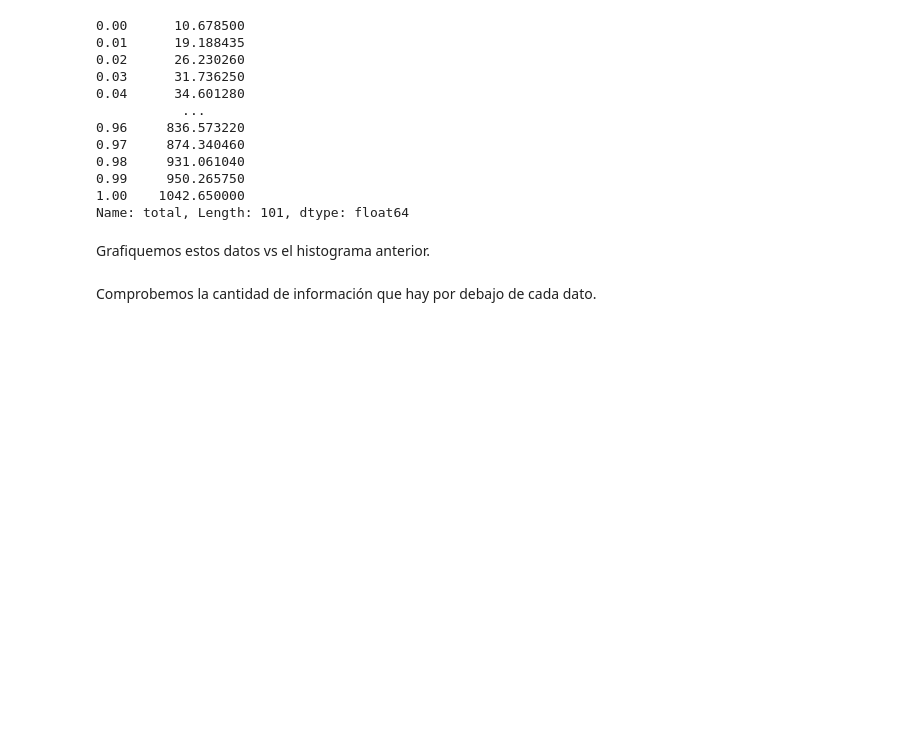
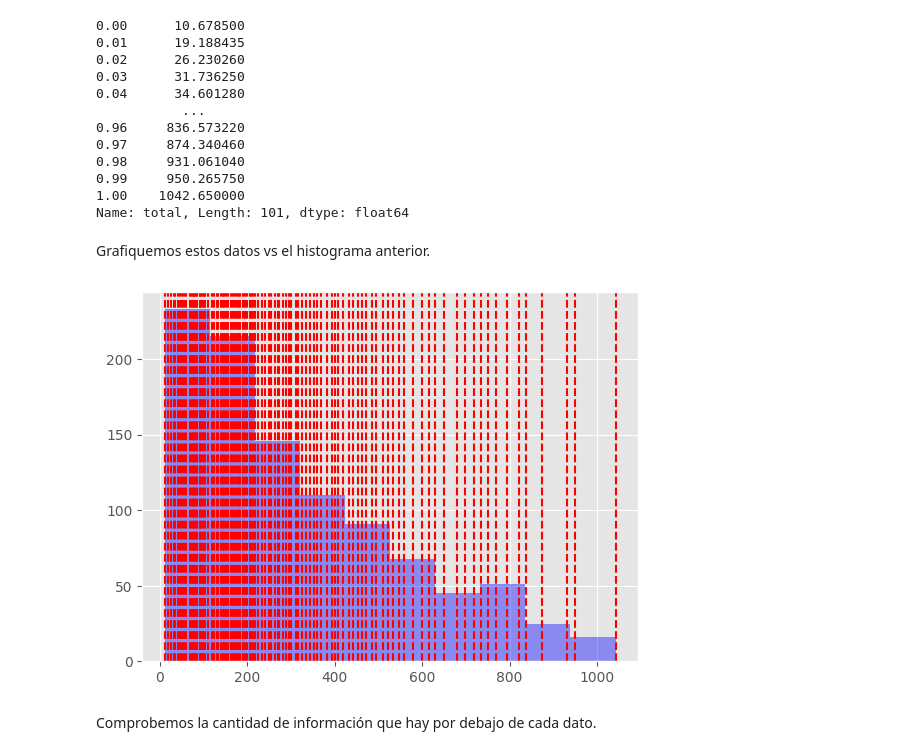
Before and after one commit to bielng/Data-Lab, a Jupyter notebook: 6,0_clase_012025.ipynb, the cells around one changed output. Cells and saved outputs as stored; diff of their text form; code cells hidden in the pictures; blank space fills up the shorter version.

Commit message:
percentiles plots

```diff
--- a/6,0_clase_012025.ipynb
+++ b/6,0_clase_012025.ipynb
@@ -114,6 +114,14 @@ percentiles
 Name: total, Length: 101, dtype: float64
 # %% [markdown]
 Grafiquemos estos datos vs el histograma anterior.
+# %%
+fix, ax = plt.subplots()
+df[variable].hist(ax=ax, color='blue', alpha=0.4)
+
+for value in percentiles:
+    ax.axvline(value, color='red', linestyle='--')
+# %% [output]
+[figure, added]
 # %% [markdown]
 
 Comprobemos la cantidad de información que hay por debajo de cada dato.
```
